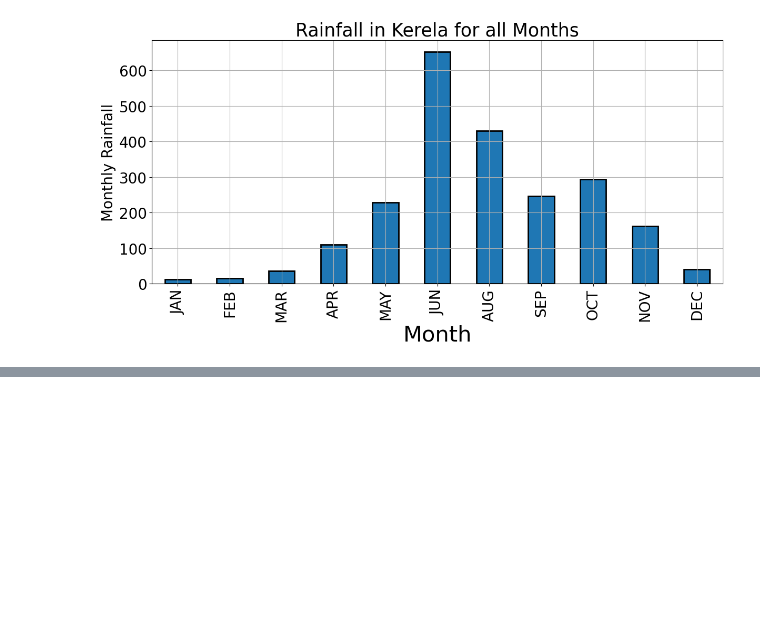
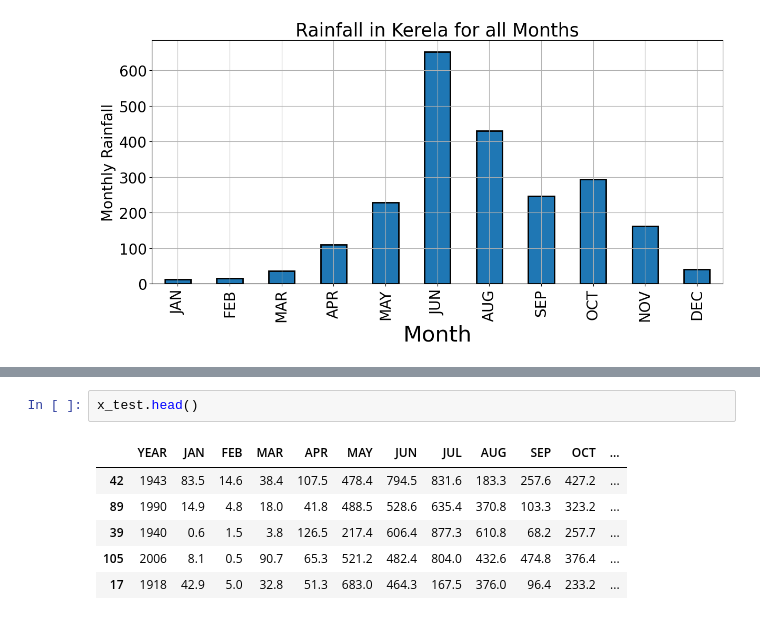
Before and after one commit to harshitbh92/flood_prediction, a Jupyter notebook: ML Flood Prection.ipynb, the cells around one changed output, grey strips where cells are left out. Saved outputs shown, nothing was run; the diff lists cells and outputs as text; blank space fills up the shorter version.

```diff
--- a/ML Flood Prection.ipynb
+++ b/ML Flood Prection.ipynb
@@ -199,0 +231,9 @@ plt.ioff()
+# %%
+x_test.head()
+# %% [output]
+|  | YEAR | JAN | FEB | MAR | APR | MAY | JUN | JUL | AUG | SEP | OCT | ... |
+| 42 | 1943 | 83.5 | 14.6 | 38.4 | 107.5 | 478.4 | 794.5 | 831.6 | 183.3 | 257.6 | 427.2 | ... |
+| 89 | 1990 | 14.9 | 4.8 | 18.0 | 41.8 | 488.5 | 528.6 | 635.4 | 370.8 | 103.3 | 323.2 | ... |
+| 39 | 1940 | 0.6 | 1.5 | 3.8 | 126.5 | 217.4 | 606.4 | 877.3 | 610.8 | 68.2 | 257.7 | ... |
+| 105 | 2006 | 8.1 | 0.5 | 90.7 | 65.3 | 521.2 | 482.4 | 804.0 | 432.6 | 474.8 | 376.4 | ... |
+| 17 | 1918 | 42.9 | 5.0 | 32.8 | 51.3 | 683.0 | 464.3 | 167.5 | 376.0 | 96.4 | 233.2 | ... |
```
Also changed, not shown: parts of 41 cells of this notebook.
